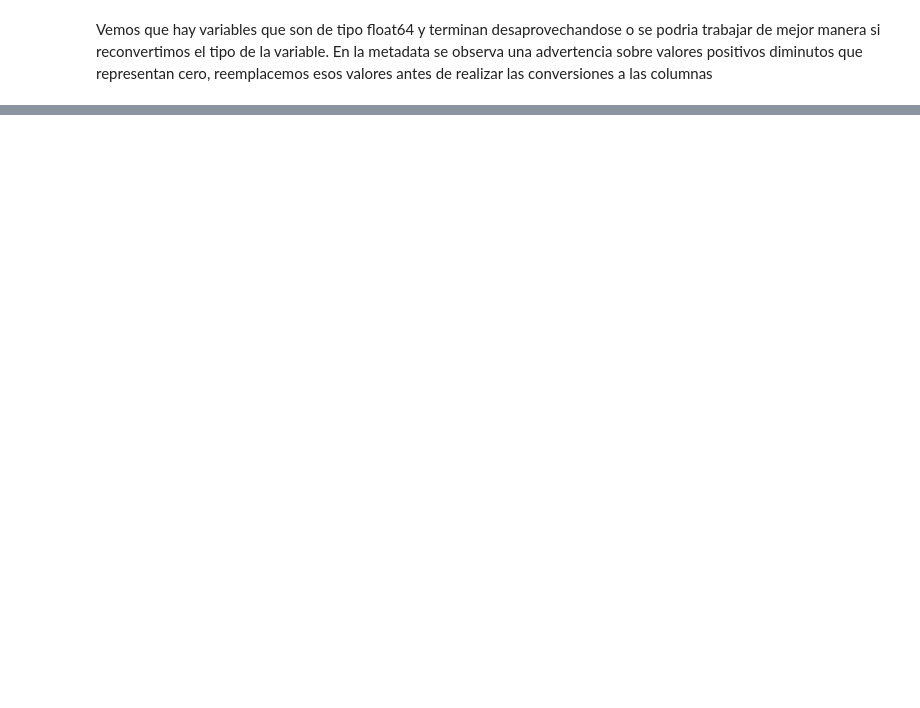
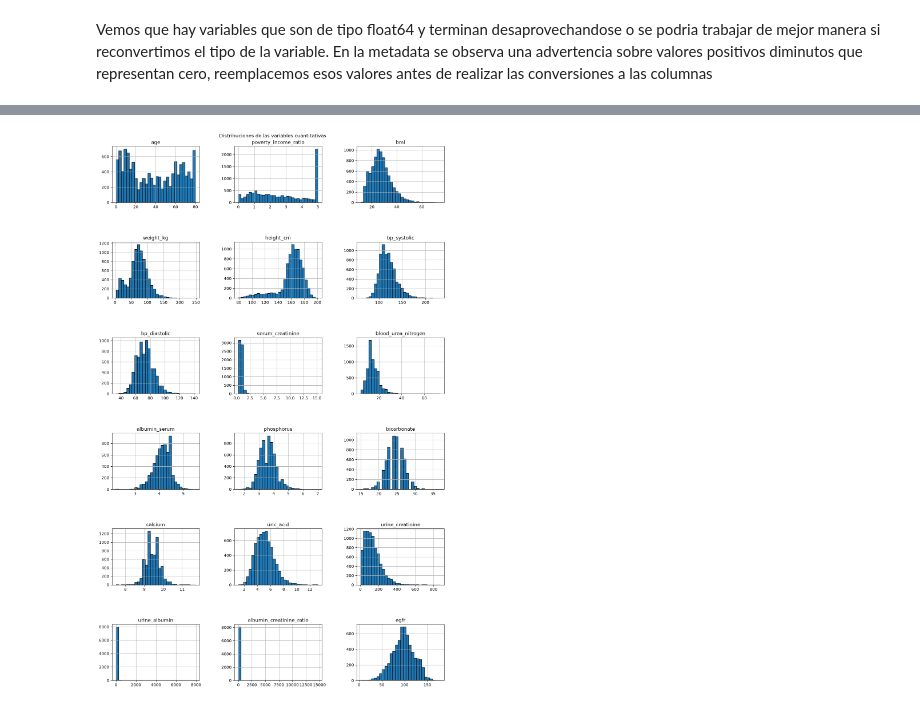
Before and after one commit to tomasgenco/TPE_C_DATOS, a Jupyter notebook: tpe_enfermedad_renal.ipynb, the cells around one changed output, grey strips where cells are left out. Saved outputs shown, nothing was run; the diff lists cells and outputs as text; code cells hidden in the pictures; blank space fills up the shorter version.

```diff
--- a/tpe_enfermedad_renal.ipynb
+++ b/tpe_enfermedad_renal.ipynb
@@ -140,0 +145,7 @@ df_limpio.head()
+# %%
+df_limpio["ckd_present"] = df_limpio["ckd_present"].astype("Int64")
+
+df_limpio.loc[
+    df_limpio["ckd_stage"] == "Unknown",
+    "ckd_present"
+] = pd.NA
@@ -140,0 +397,9 @@ df_limpio.head()
+# %%
+df_limpio[variables_numericas].hist(
+    figsize=(15, 22), layout=(6, 3), bins=30, edgecolor="black"
+)
+plt.subplots_adjust(top=0.96, hspace=0.7, wspace=0.4)
+plt.suptitle("Distribuciones de las variables cuantitativas")
+plt.show()
+# %% [output]
+[figure, added]
```
Also changed, not shown: parts of 26 cells of this notebook.
